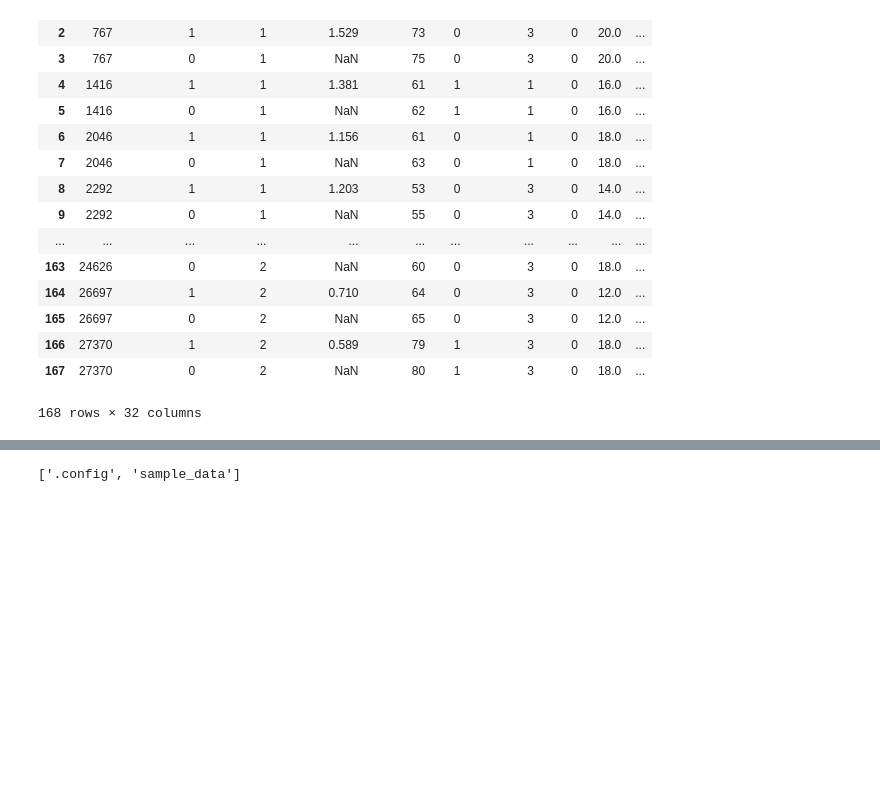
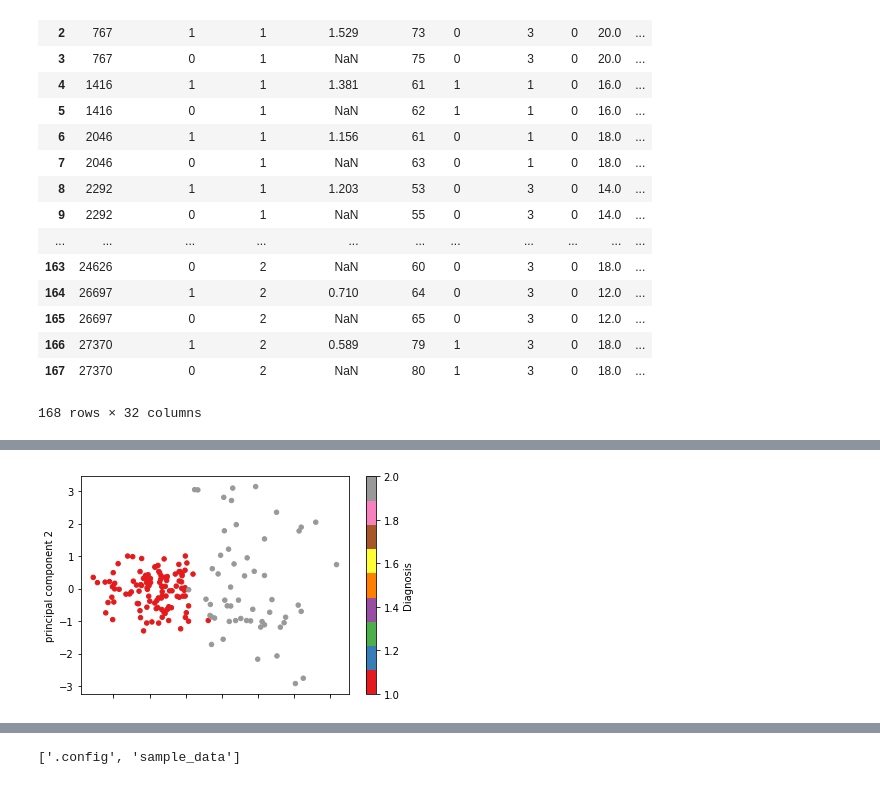
Before and after one commit to RoyMassett/Roy_Ava_Clustering_2019, a Jupyter notebook: notebooks/Thickness_Interaction_Clustering.ipynb, the cells around one changed output, grey strips where cells are left out. Cells and saved outputs as stored; diff of their text form; code cells hidden in the pictures; blank space fills up the shorter version.

```diff
--- a/notebooks/Thickness_Interaction_Clustering.ipynb
+++ b/notebooks/Thickness_Interaction_Clustering.ipynb
@@ -10,0 +12,17 @@ import seaborn as sns
+# %%
+def pca_2D_raw(data):
+    #features being analyzed
+  features = ['rh InfPar', 'rh MTG', 'lh middleFrontal', 'lh supFrontal', 'lh supPar', 'lh histCing', 'lh parsOper', 'lh InfPar', 'lh InfPar.1', 'lh supTemp',
+              'lh supTemp.1', 'lh supTemp.2', 'lh supTemp.3', 'lh supTemp (ANT)', 'lh midTemp', 'lh midTemp (ANT)', 'lh infTemp', 'lh fusiform']
+  #defining x and y
+  x = data.loc[:, features].values   #features
+  y = data.loc[:,'Diagnosis'].values      #Diagnosis = dx1; target
+  #Standarizing the features
+  x = StandardScaler().fit_transform(x)
+  pca = PCA(n_components=2)
+  #pca.components_
+  principalComponents = pca.fit_transform(x)
+
+  principalDf = pd.DataFrame(data = principalComponents, columns = ['principal component 1', 'principal component 2'])
+
+  return principalDf
@@ -32,5 +67,5 @@ interaction.head(168)
 | 167 | 27370 | 0 | 2 | NaN | 80 | 1 | 3 | 0 | 18.0 | ... |
 168 rows × 32 columns
 # %%
-interaction.drop(['PIDN', 'Unnamed: 1', 'Diagnosis', 'time_dff_year', 'AgeAtDC', 'Sex', 'ScannerID', 'Hand', 'Educ', 'Unnamed: 9', 'Unnamed: 28', 'Unnamed: 29', 'Unnamed: 30', 'Unnamed: 31'], axis= 1, inplace = True)
-interaction.head()
+#interaction.drop(['PIDN', 'Unnamed: 1', 'Diagnosis', 'time_dff_year', 'AgeAtDC', 'Sex', 'ScannerID', 'Hand', 'Educ', 'Unnamed: 9', 'Unnamed: 28', 'Unnamed: 29', 'Unnamed: 30', 'Unnamed: 31'], axis= 1, inplace = True)
+#interaction.head()
@@ -44,4 +71,0 @@ interaction.head()
-# %%
-pca = PCA(n_components=2)
-pca.fit(interaction)
-pca.components_
@@ -75,8 +71,0 @@ standardized.head()
-# %%
-interaction_clusters = interaction
-km = KMeans(n_clusters = 3)
-interaction_three_clusters = km.fit(interaction_clusters)
-labels = interaction_three_clusters.labels_
-interaction['clusters'] = labels
-#clmns.extend(['clusters'])
-interaction_clusters.head()
@@ -94,0 +117,6 @@ SyntaxError: ignored
+# %%
+unclustered_pca = pca_2D_raw(interaction)
+unclustered_pca["Diagnosis"] = interaction["Diagnosis"]
+ax_unclustered = unclustered_pca.plot.scatter(x='principal component 1', y='principal component 2', c="Diagnosis", colormap="Set1")
+# %% [output]
+[figure, added]
```
Also changed, not shown: parts of 18 cells of this notebook.
